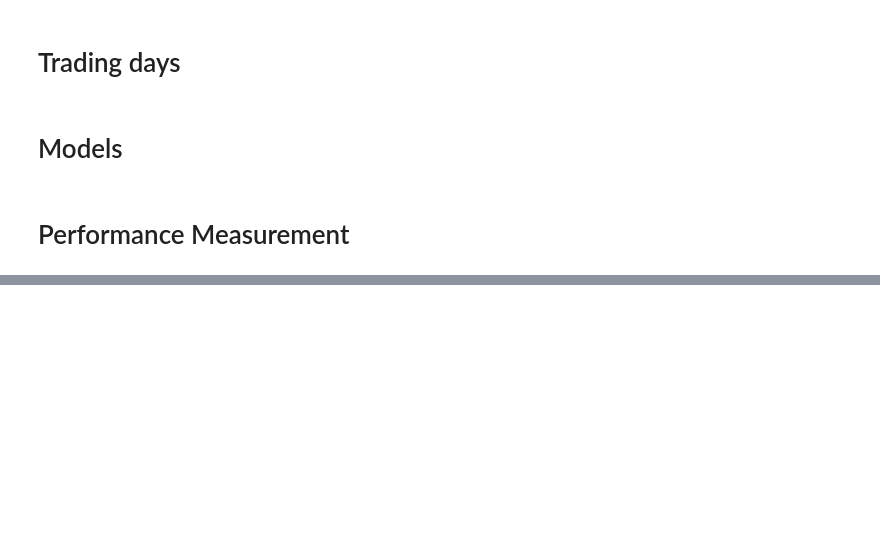
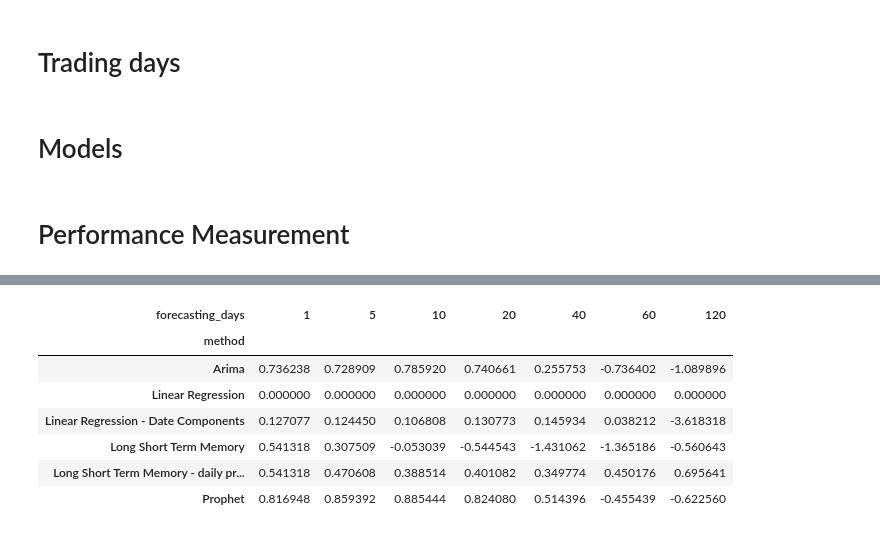
Before and after one commit to egar-garcia/machine-learning-engineer-nanodegree-capstone, a Jupyter notebook: StockForecasting.ipynb, the cells around one changed output, grey strips where cells are left out. Drawn from its saved outputs; the diff is of its cells as text; code cells hidden in the pictures; blank space fills up the shorter version.

```diff
--- a/StockForecasting.ipynb
+++ b/StockForecasting.ipynb
@@ -1245,0 +1322,11 @@ print(results_df)
+# %%
+rep['improvement'][:]
+# %% [output]
+| forecasting_days | 1 | 5 | 10 | 20 | 40 | 60 | 120 |
+| method |  |  |  |  |  |  |  |
+| Arima | 0.736238 | 0.728909 | 0.785920 | 0.740661 | 0.255753 | -0.736402 | -1.089896 |
+| Linear Regression | 0.000000 | 0.000000 | 0.000000 | 0.000000 | 0.000000 | 0.000000 | 0.000000 |
+| Linear Regression - Date Components | 0.127077 | 0.124450 | 0.106808 | 0.130773 | 0.145934 | 0.038212 | -3.618318 |
+| Long Short Term Memory | 0.541318 | 0.307509 | -0.053039 | -0.544543 | -1.431062 | -1.365186 | -0.560643 |
+| Long Short Term Memory - daily pr... | 0.541318 | 0.470608 | 0.388514 | 0.401082 | 0.349774 | 0.450176 | 0.695641 |
+| Prophet | 0.816948 | 0.859392 | 0.885444 | 0.824080 | 0.514396 | -0.455439 | -0.622560 |
```
Also changed, not shown: parts of 30 cells of this notebook, 15 other files.
